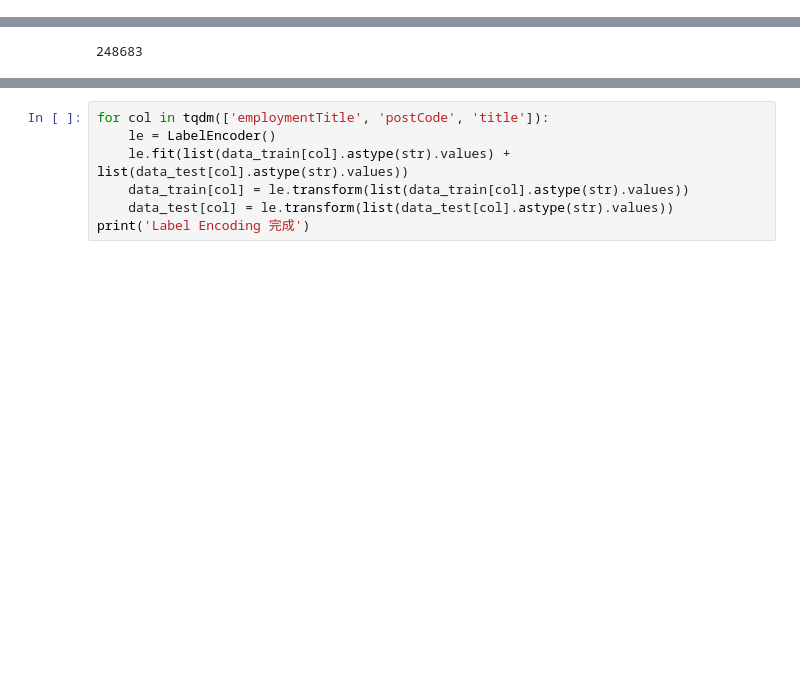
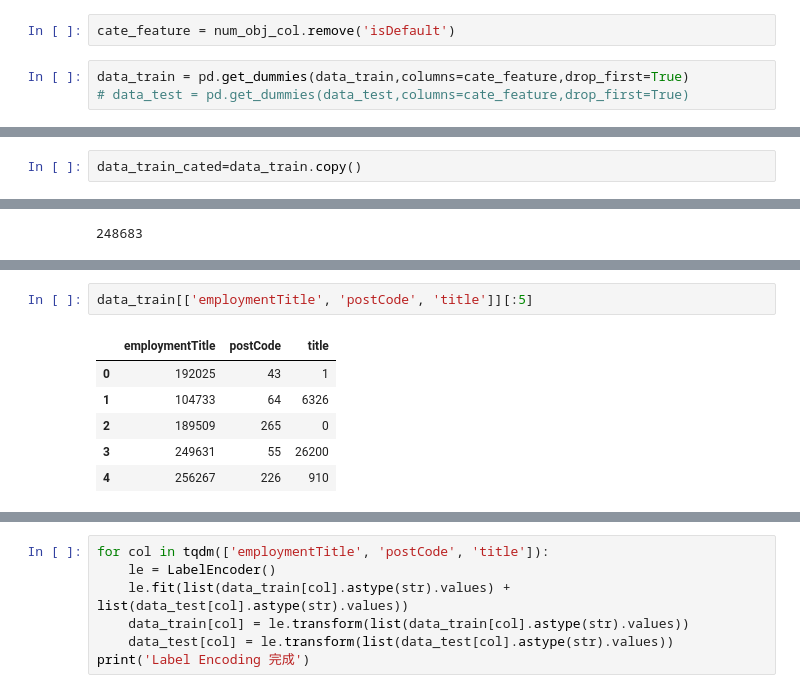
Before and after one commit to FourHan/finance_competition, a Jupyter notebook: task03特征工程.ipynb, the cells around one changed output, grey strips where cells are left out. Cells and saved outputs as stored; diff of their text form; blank space fills up the shorter version.

```diff
--- a/task03特征工程.ipynb
+++ b/task03特征工程.ipynb
@@ -163,0 +236,5 @@ for data in [data_train]:
+# %%
+cate_feature = num_obj_col.remove('isDefault')
+# %%
+data_train = pd.get_dummies(data_train,columns=cate_feature,drop_first=True)
+# data_test = pd.get_dummies(data_test,columns=cate_feature,drop_first=True)
@@ -166,5 +280,7 @@ for data in [data_train]:
 data_train_cated.select_dtypes(exclude='object').shape
 # %% [output]
 (800000, 113)
+# %%
+data_train_cated=data_train.copy()
 # %% [markdown]
 ## 异常值处理
@@ -282,0 +437,9 @@ data_train['employmentTitle'].nunique()
+# %%
+data_train[['employmentTitle', 'postCode', 'title']][:5]
+# %% [output]
+|  | employmentTitle | postCode | title |
+| 0 | 192025 | 43 | 1 |
+| 1 | 104733 | 64 | 6326 |
+| 2 | 189509 | 265 | 0 |
+| 3 | 249631 | 55 | 26200 |
+| 4 | 256267 | 226 | 910 |
```
Also changed, not shown: parts of 80 cells of this notebook.
